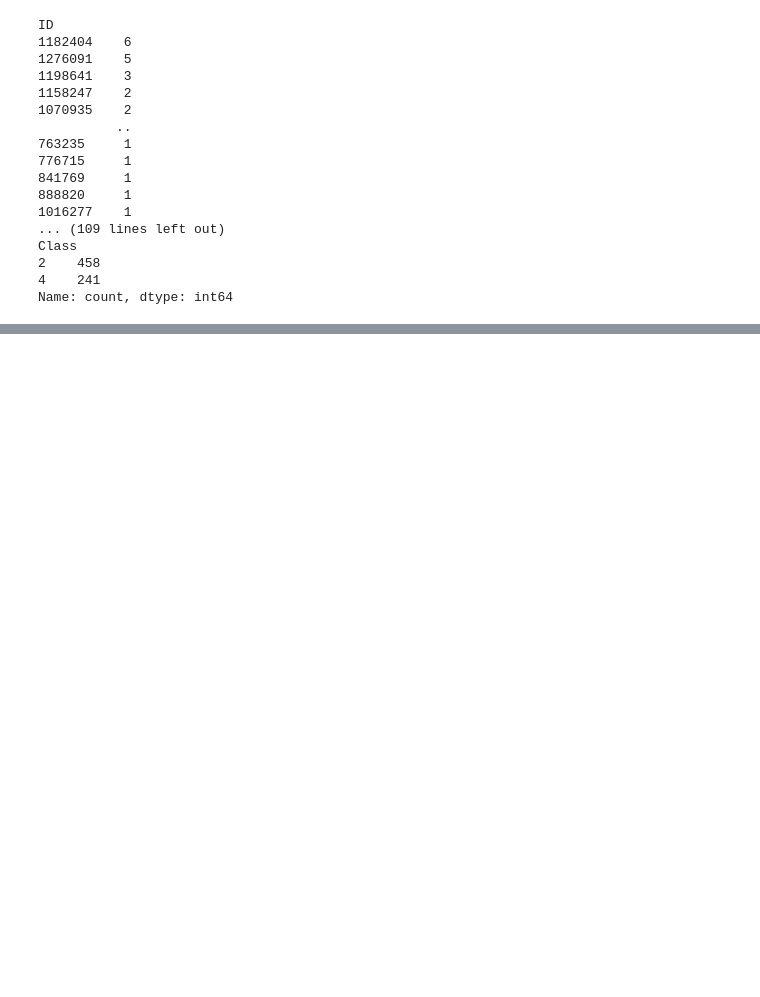
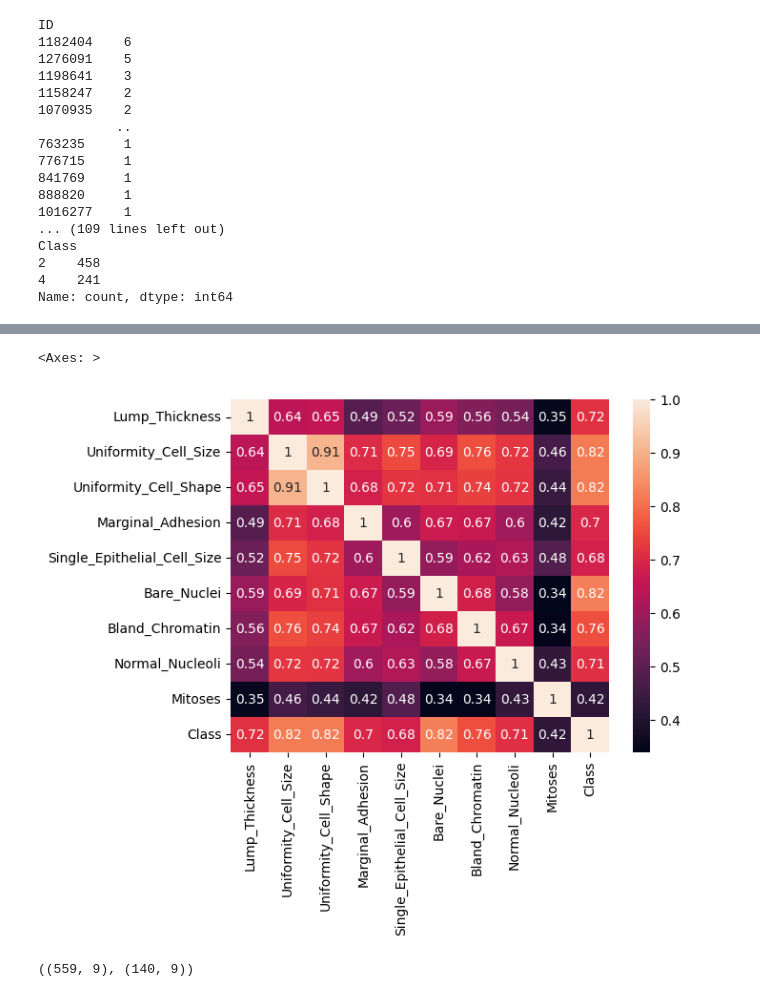
Before and after one commit to ZehraArshad/Exploratory-Data-Analysis, a Jupyter notebook: cancer_detection/ml.ipynb, the cells around one changed output, grey strips where cells are left out. Cells and saved outputs as stored; diff of their text form; code cells hidden in the pictures; blank space fills up the shorter version.

```diff
--- a/cancer_detection/ml.ipynb
+++ b/cancer_detection/ml.ipynb
@@ -83,0 +96,8 @@ memory usage: 60.2 KB
+# %%
+# dropping id because it is messing my scales
+data.drop('ID', axis=1, inplace=True)
+# %%
+sns.heatmap(data=data.corr(), annot=True)
+# %% [output]
+<Axes: >
+[figure, added]
@@ -83,0 +111,4 @@ memory usage: 60.2 KB
+# %%
+X_train.shape, X_test.shape
+# %% [output]
+((559, 9), (140, 9))
```
Also changed, not shown: parts of 18 cells of this notebook.
